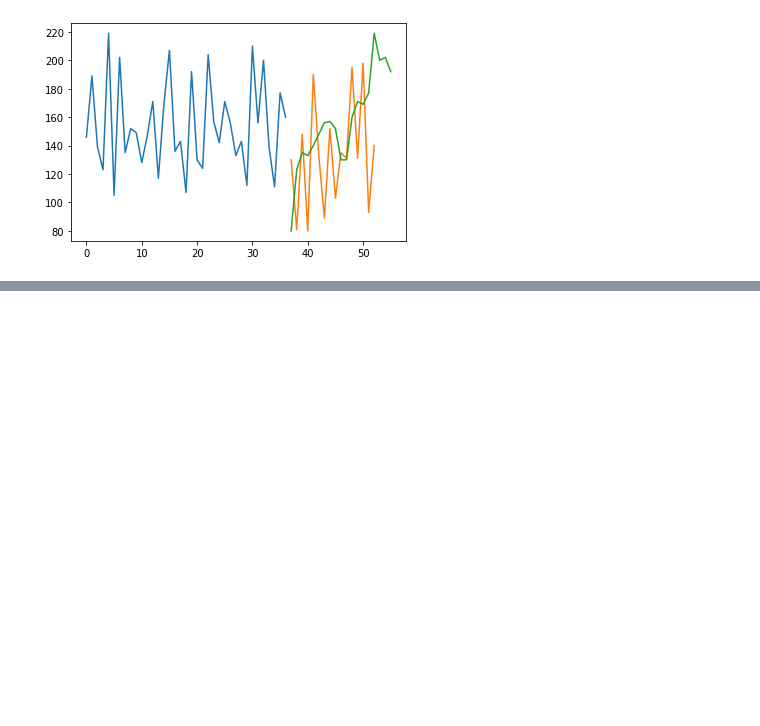
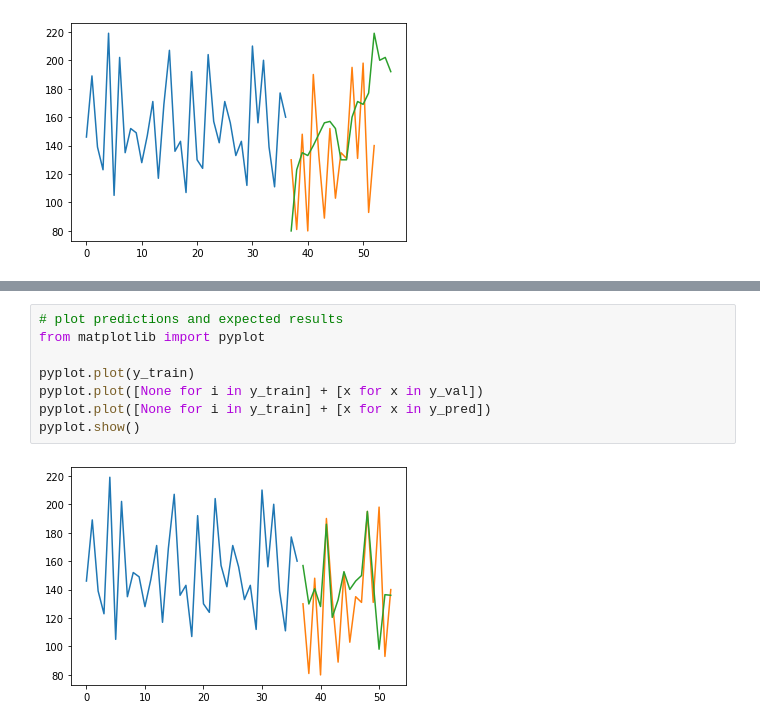
Before and after one commit to TracyRenee61/Misc-Predictions, a Jupyter notebook: TS_Anon_Training_Deficiency.ipynb, the cells around one changed output, grey strips where cells are left out. Saved outputs shown, nothing was run; the diff lists cells and outputs as text; blank space fills up the shorter version.

```diff
--- a/TS_Anon_Training_Deficiency.ipynb
+++ b/TS_Anon_Training_Deficiency.ipynb
@@ -388,0 +479,10 @@ pyplot.show()
+# %%
+# plot predictions and expected results
+from matplotlib import pyplot
+
+pyplot.plot(y_train)
+pyplot.plot([None for i in y_train] + [x for x in y_val])
+pyplot.plot([None for i in y_train] + [x for x in y_pred])
+pyplot.show()
+# %% [output]
+[figure, added]
```
Also changed, not shown: parts of 10 cells of this notebook.
